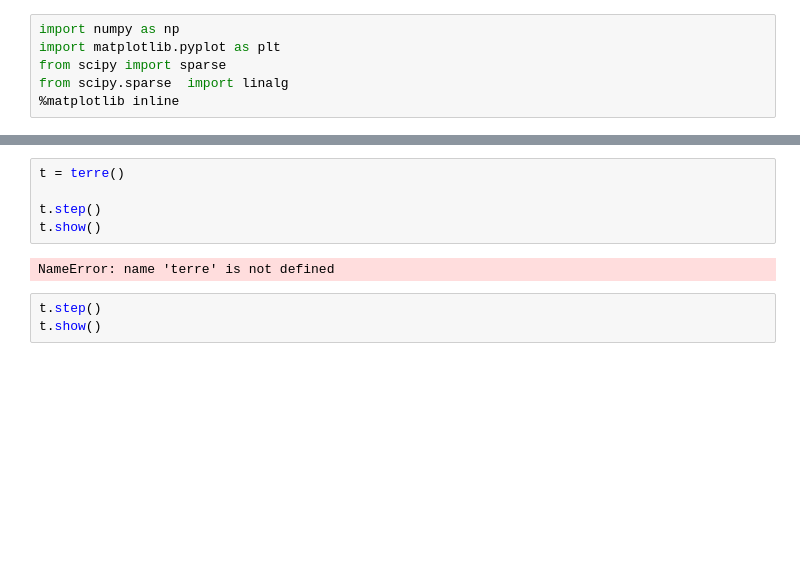
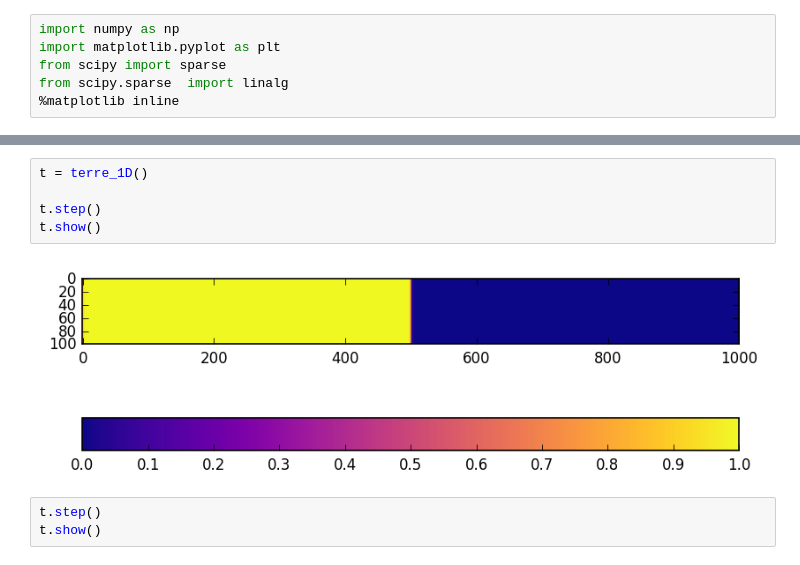
Before and after one commit to fbunel/Geo_Project, a Jupyter notebook: Code/conduction-test_1D.ipynb, the cells around one changed output, grey strips where cells are left out. Drawn from its saved outputs; the diff is of its cells as text; blank space fills up the shorter version.

```diff
--- a/Code/conduction-test_1D.ipynb
+++ b/Code/conduction-test_1D.ipynb
@@ -104,10 +123,10 @@ t.anim()
 # %%
-t = terre()
+t = terre_1D()
 
 t.step()
 t.show()
 # %% [output]
-NameError: name 'terre' is not defined
+[figure, added]
 # %%
 t.step()
 t.show()
```
Also changed, not shown: parts of 8 cells of this notebook, 1 other file.
